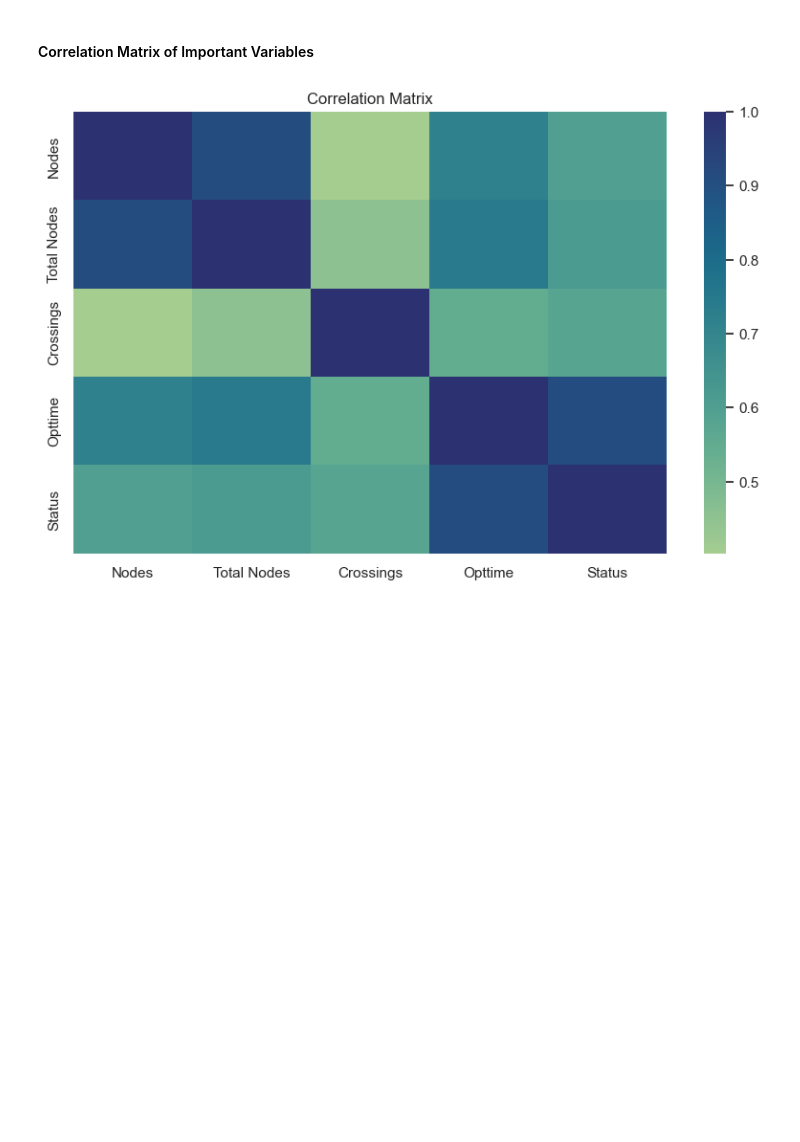
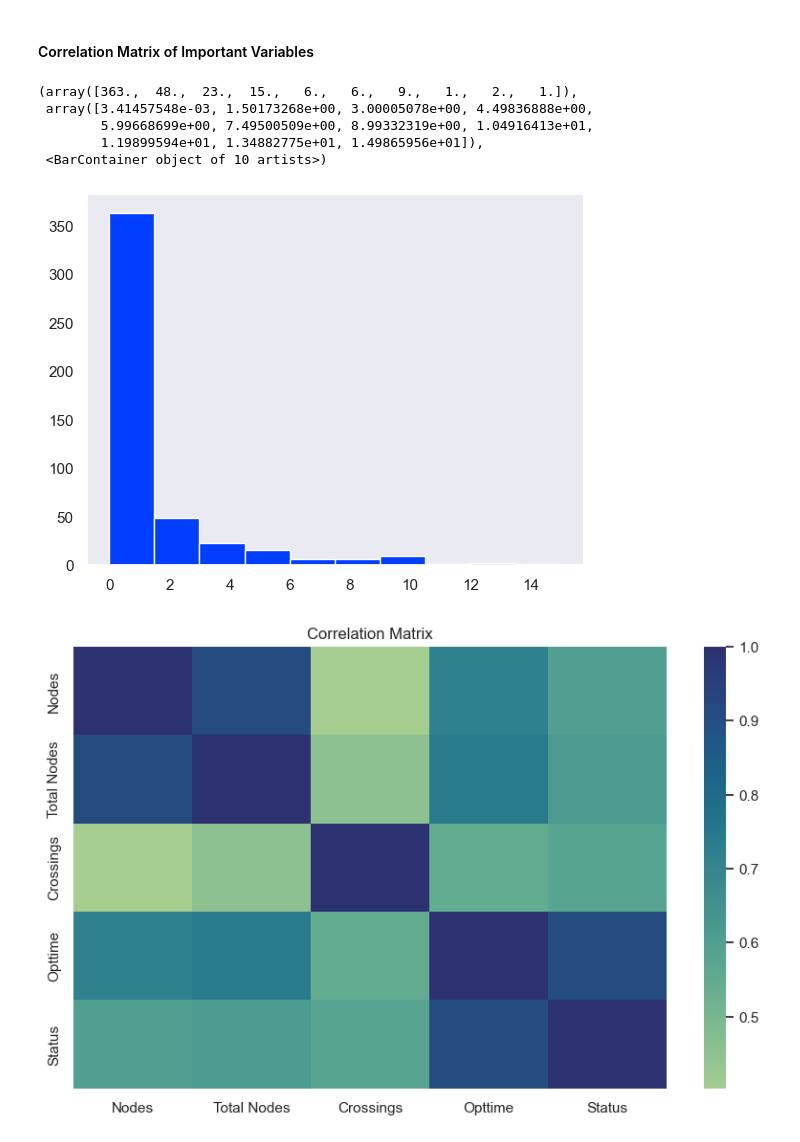
Before and after one commit to singhstack/CS7200-project, a Jupyter notebook: EDA/initial_playground_Arif.ipynb, the cells around one changed output. Drawn from its saved outputs; the diff is of its cells as text; code cells hidden in the pictures; blank space fills up the shorter version.

Commit message:
temp

```diff
--- a/EDA/initial_playground_Arif.ipynb
+++ b/EDA/initial_playground_Arif.ipynb
@@ -92,6 +92,36 @@ combination_performance = pd.merge(combination_performance_status,
          left_index=True,
          right_index=True
 )
+# %%
+# Analyzing the performance of different combinations
+
+# Correlation analysis
+correlation_matrix = data[['Nodes', 'Total Nodes', 'Crossings', 'Opttime', 'Status']].corr()
+
+# Visualization of combination performance
+# Aggregating data based on combination
+# combination_performance = data[data['Status'] == 2].groupby('Combination_Encoded').agg({'Opttime': 'mean', 'Crossings':'mean', 'Status': lambda x: (x == 2).mean() * 100})
+combination_performance_status = data.groupby('Graph_id').agg({'Status': lambda x: (x == 2).mean() * 100})
+combination_performance_characteristics = data[data['Status'] == 2].groupby('Graph_id').agg({'Opttime': 'mean', 'Crossings':'mean', 'Total Nodes': 'mean'})
+
+combination_performance = pd.merge(combination_performance_status,
+         combination_performance_characteristics,
+         how='inner',
+         left_index=True,
+         right_index=True
+)
+# %%
+combination_performance['Status'] = np.round(combination_performance['Status'], 2)
+combination_performance['Crossings'] = combination_performance['Crossings'].astype(int)
+temp = combination_performance[(combination_performance['Status']== 100) & (combination_performance['Crossings']!=0)].sort_values('Crossings', ascending=False).reset_index()
+plt.hist(temp['Opttime'])
+# %% [output]
+(array([363.,  48.,  23.,  15.,   6.,   6.,   9.,   1.,   2.,   1.]),
+ array([3.41457548e-03, 1.50173268e+00, 3.00005078e+00, 4.49836888e+00,
+        5.99668699e+00, 7.49500509e+00, 8.99332319e+00, 1.04916413e+01,
+        1.19899594e+01, 1.34882775e+01, 1.49865956e+01]),
+ <BarContainer object of 10 artists>)
+[figure, added]
 # %%
 # Plotting correlation matrix
 plt.figure(figsize=(10, 6))
```
Also changed, not shown: 1 other file.
